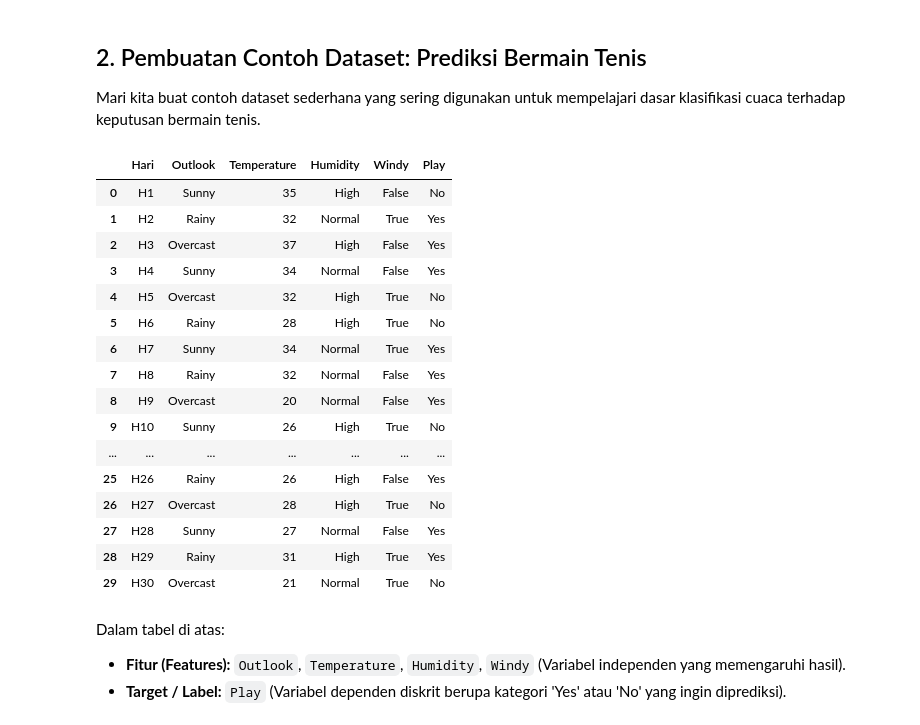
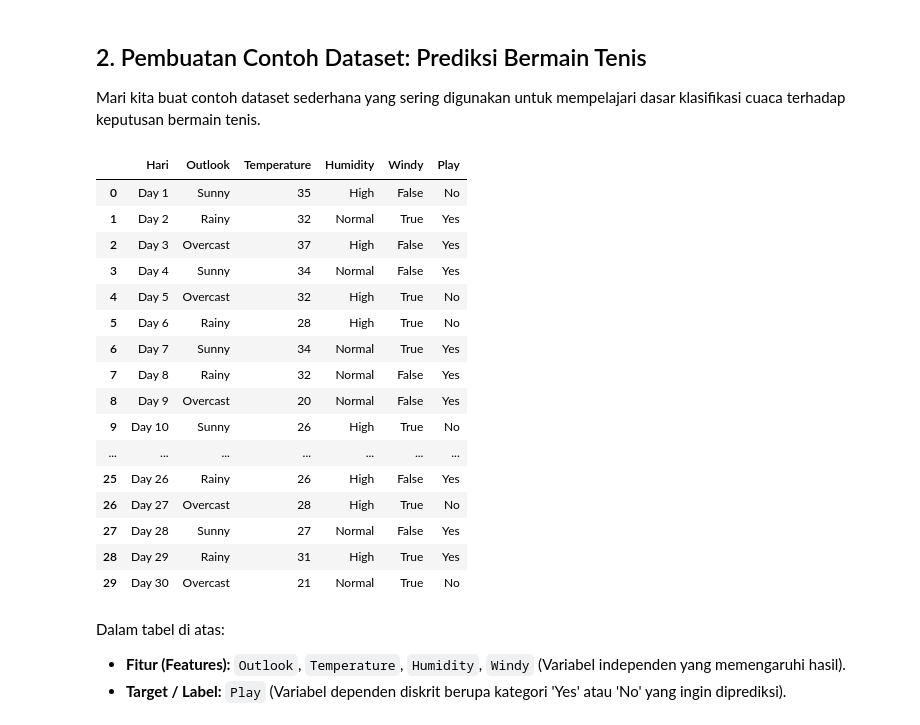
Before and after one commit to HasyaFerdiansyahNR20/2026_class, a Jupyter notebook: data-mining/course2-classification.ipynb, the cells around one changed output. Saved outputs shown, nothing was run; the diff lists cells and outputs as text; code cells hidden in the pictures.

```diff
--- a/data-mining/course2-classification.ipynb
+++ b/data-mining/course2-classification.ipynb
@@ -17,38 +17,38 @@ Mari kita buat contoh dataset sederhana yang sering digunakan untuk mempelajari
 # %%
 import pandas as pd
 import numpy as np
 
 # Membuat dataset tiruan untuk simulasi
 data_random = {
-    'Hari': [f'H{i}' for i in range(1, 31)], # ditambah menjadi 30 hari
+    'Hari': [f'Day {i}' for i in range(1, 31)], # ditambah menjadi 30 hari
     'Outlook': ['Sunny', 'Rainy', 'Overcast', 'Sunny', 'Overcast', 'Rainy', 'Sunny', 'Rainy', 'Overcast', 'Sunny', 'Rainy', 'Overcast', 'Sunny', 'Rainy', 'Overcast', 'Sunny', 'Rainy', 'Overcast', 'Sunny', 'Overcast', 'Rainy', 'Sunny', 'Rainy', 'Overcast', 'Sunny', 'Rainy', 'Overcast', 'Sunny', 'Rainy', 'Overcast'],
     'Temperature': [np.random.randint(20, 40) for _ in range(30)], # ditambah menjadi 30 hari
     'Humidity': ['High', 'Normal', 'High', 'Normal', 'High', 'High', 'Normal', 'Normal', 'Normal', 'High', 'High', 'Normal', 'High', 'Normal', 'High', 'High', 'Normal', 'High', 'High', 'Normal', 'High', 'High', 'Normal', 'Normal', 'Normal', 'High', 'High', 'Normal', 'High', 'Normal'],
     'Windy': [False, True, False, False, True, True, True, False, False, True, False, True, False, True, True, False, True, False, False, True, True, True, False, False, True, False, True, False, True, True],
     'Play': ['No', 'Yes', 'Yes', 'Yes', 'No', 'No', 'Yes', 'Yes', 'Yes', 'No', 'Yes', 'Yes', 'Yes', 'No', 'Yes', 'No', 'No', 'Yes', 'Yes', 'No', 'Yes', 'Yes', 'Yes', 'No', 'Yes', 'Yes', 'No', 'Yes', 'Yes', 'No']
 }
 
 # Membuat DataFrame dari dataset tiruan dan menampilkan isinya
 df = pd.DataFrame(data_random)
 df
 # %% [output]
 |  | Hari | Outlook | Temperature | Humidity | Windy | Play |
-| 0 | H1 | Sunny | 35 | High | False | No |
-| 1 | H2 | Rainy | 32 | Normal | True | Yes |
-| 2 | H3 | Overcast | 37 | High | False | Yes |
-| 3 | H4 | Sunny | 34 | Normal | False | Yes |
-| 4 | H5 | Overcast | 32 | High | True | No |
-| 5 | H6 | Rainy | 28 | High | True | No |
-| 6 | H7 | Sunny | 34 | Normal | True | Yes |
-| 7 | H8 | Rainy | 32 | Normal | False | Yes |
-| 8 | H9 | Overcast | 20 | Normal | False | Yes |
-| 9 | H10 | Sunny | 26 | High | True | No |
+| 0 | Day 1 | Sunny | 35 | High | False | No |
+| 1 | Day 2 | Rainy | 32 | Normal | True | Yes |
+| 2 | Day 3 | Overcast | 37 | High | False | Yes |
+| 3 | Day 4 | Sunny | 34 | Normal | False | Yes |
+| 4 | Day 5 | Overcast | 32 | High | True | No |
+| 5 | Day 6 | Rainy | 28 | High | True | No |
+| 6 | Day 7 | Sunny | 34 | Normal | True | Yes |
+| 7 | Day 8 | Rainy | 32 | Normal | False | Yes |
+| 8 | Day 9 | Overcast | 20 | Normal | False | Yes |
+| 9 | Day 10 | Sunny | 26 | High | True | No |
 | ... | ... | ... | ... | ... | ... | ... |
-| 25 | H26 | Rainy | 26 | High | False | Yes |
-| 26 | H27 | Overcast | 28 | High | True | No |
-| 27 | H28 | Sunny | 27 | Normal | False | Yes |
-| 28 | H29 | Rainy | 31 | High | True | Yes |
-| 29 | H30 | Overcast | 21 | Normal | True | No |
+| 25 | Day 26 | Rainy | 26 | High | False | Yes |
+| 26 | Day 27 | Overcast | 28 | High | True | No |
+| 27 | Day 28 | Sunny | 27 | Normal | False | Yes |
+| 28 | Day 29 | Rainy | 31 | High | True | Yes |
+| 29 | Day 30 | Overcast | 21 | Normal | True | No |
 # %% [markdown]
 Dalam tabel di atas:
 - **Fitur (Features):** `Outlook`, `Temperature`, `Humidity`, `Windy` (Variabel independen yang memengaruhi hasil).
```
Also changed, not shown: parts of 1 cell of this notebook.
